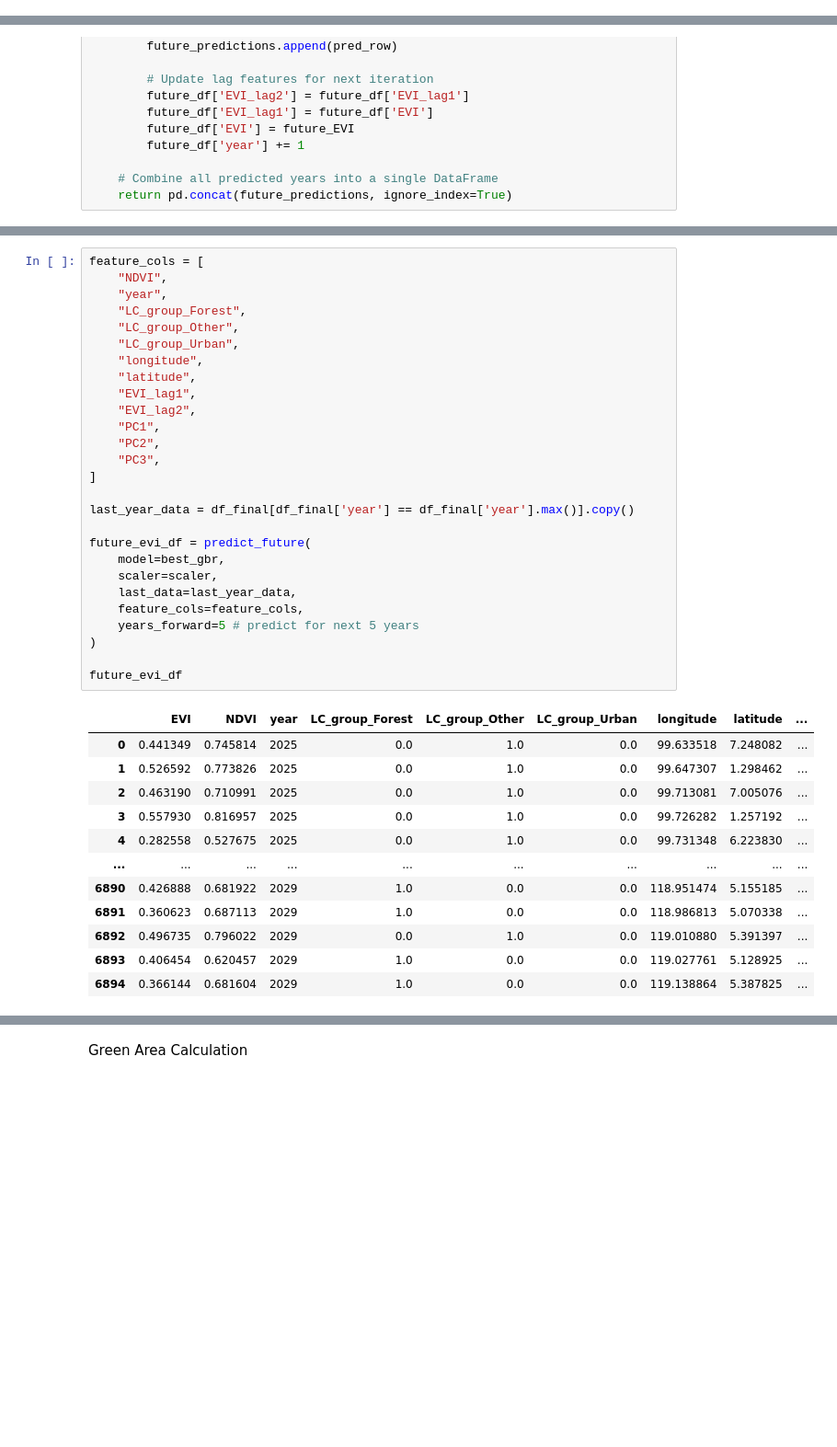
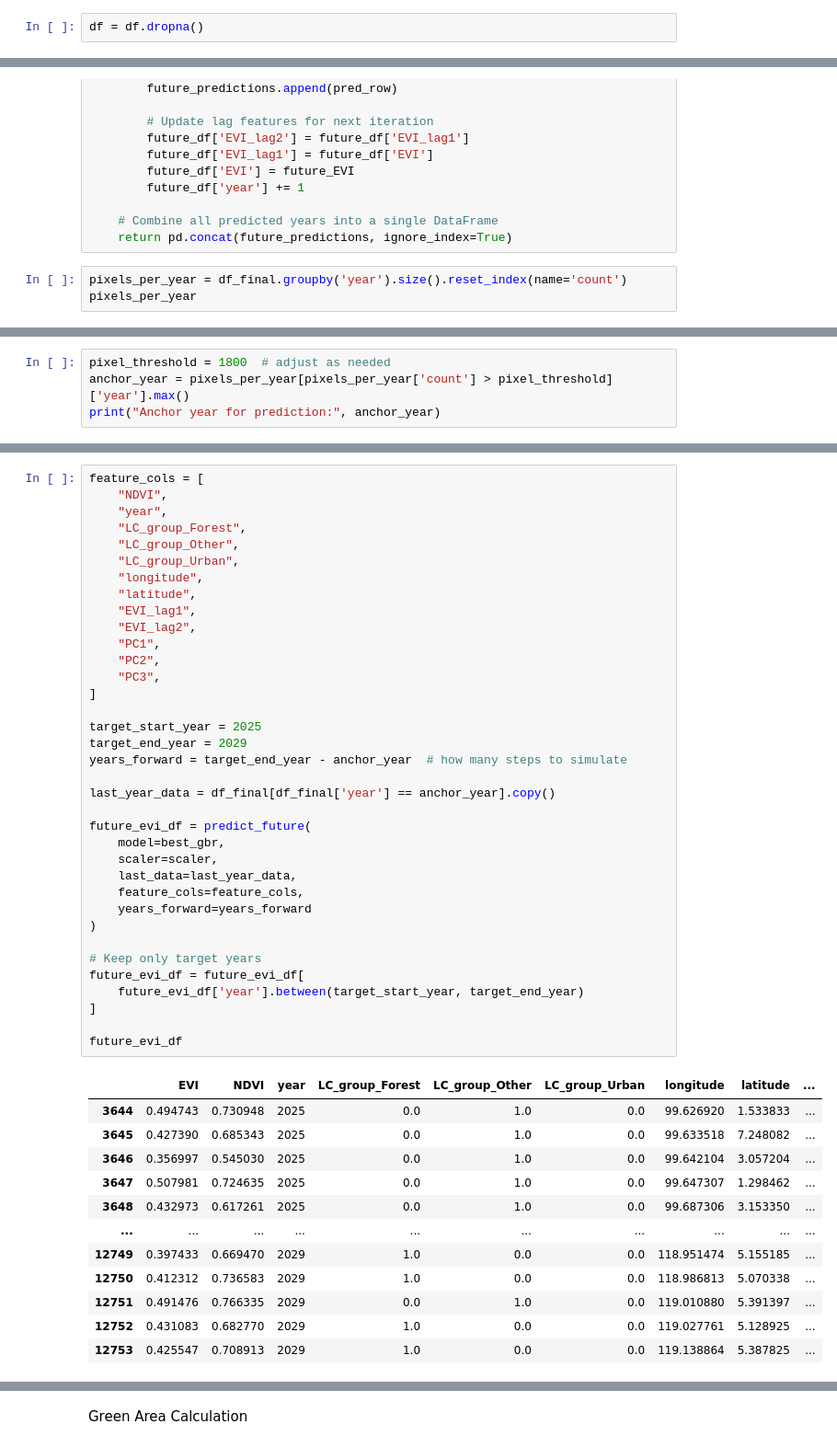
Before and after one commit to rigelyinwun/Prediction-of-Vegetation-Indices, a Jupyter notebook: Machine Learning Assignment.ipynb, the cells around one changed output, grey strips where cells are left out. Shown at 92% size. Saved outputs shown, nothing was run; the diff lists cells and outputs as text; blank space fills up the shorter version.

```diff
--- a/Machine Learning Assignment.ipynb
+++ b/Machine Learning Assignment.ipynb
@@ -197,6 +210,8 @@ df.isna().sum()
 | year | 0 |
 | .geo | 0 |
 dtype: int64
+# %%
+df = df.dropna()
 # %%
 df['EVI'] = df['EVI'] / 10000   # MODIS scaled integer -> actual EVI value
 df['NDVI'] = df['NDVI'] / 10000  # MODIS scaled integer -> actual NDVI value
@@ -817,3 +837,6 @@ def predict_future(model, scaler, last_data, feature_cols, years_forward=1):
 
     # Combine all predicted years into a single DataFrame
     return pd.concat(future_predictions, ignore_index=True)
+# %%
+pixels_per_year = df_final.groupby('year').size().reset_index(name='count')
+pixels_per_year
@@ -819,0 +861,4 @@ def predict_future(model, scaler, last_data, feature_cols, years_forward=1):
+# %%
+pixel_threshold = 1800  # adjust as needed
+anchor_year = pixels_per_year[pixels_per_year['count'] > pixel_threshold]['year'].max()
+print("Anchor year for prediction:", anchor_year)
@@ -820,40 +867,49 @@ def predict_future(model, scaler, last_data, feature_cols, years_forward=1):
 # %%
 feature_cols = [
     "NDVI",
     "year",
     "LC_group_Forest",
     "LC_group_Other",
     "LC_group_Urban",
     "longitude",
     "latitude",
     "EVI_lag1",
     "EVI_lag2",
     "PC1",
     "PC2",
     "PC3",
 ]
 
-last_year_data = df_final[df_final['year'] == df_final['year'].max()].copy()
+target_start_year = 2025
+target_end_year = 2029
+years_forward = target_end_year - anchor_year  # how many steps to simulate
+
+last_year_data = df_final[df_final['year'] == anchor_year].copy()
 
 future_evi_df = predict_future(
     model=best_gbr,
     scaler=scaler,
     last_data=last_year_data,
     feature_cols=feature_cols,
-    years_forward=5 # predict for next 5 years
+    years_forward=years_forward
 )
 
+# Keep only target years
+future_evi_df = future_evi_df[
+    future_evi_df['year'].between(target_start_year, target_end_year)
+]
+
 future_evi_df
 # %% [output]
 |  | EVI | NDVI | year | LC_group_Forest | LC_group_Other | LC_group_Urban | longitude | latitude | ... |
-| 0 | 0.441349 | 0.745814 | 2025 | 0.0 | 1.0 | 0.0 | 99.633518 | 7.248082 | ... |
-| 1 | 0.526592 | 0.773826 | 2025 | 0.0 | 1.0 | 0.0 | 99.647307 | 1.298462 | ... |
-| 2 | 0.463190 | 0.710991 | 2025 | 0.0 | 1.0 | 0.0 | 99.713081 | 7.005076 | ... |
-| 3 | 0.557930 | 0.816957 | 2025 | 0.0 | 1.0 | 0.0 | 99.726282 | 1.257192 | ... |
-| 4 | 0.282558 | 0.527675 | 2025 | 0.0 | 1.0 | 0.0 | 99.731348 | 6.223830 | ... |
+| 3644 | 0.494743 | 0.730948 | 2025 | 0.0 | 1.0 | 0.0 | 99.626920 | 1.533833 | ... |
+| 3645 | 0.427390 | 0.685343 | 2025 | 0.0 | 1.0 | 0.0 | 99.633518 | 7.248082 | ... |
+| 3646 | 0.356997 | 0.545030 | 2025 | 0.0 | 1.0 | 0.0 | 99.642104 | 3.057204 | ... |
+| 3647 | 0.507981 | 0.724635 | 2025 | 0.0 | 1.0 | 0.0 | 99.647307 | 1.298462 | ... |
+| 3648 | 0.432973 | 0.617261 | 2025 | 0.0 | 1.0 | 0.0 | 99.687306 | 3.153350 | ... |
 | ... | ... | ... | ... | ... | ... | ... | ... | ... | ... |
-| 6890 | 0.426888 | 0.681922 | 2029 | 1.0 | 0.0 | 0.0 | 118.951474 | 5.155185 | ... |
-| 6891 | 0.360623 | 0.687113 | 2029 | 1.0 | 0.0 | 0.0 | 118.986813 | 5.070338 | ... |
-| 6892 | 0.496735 | 0.796022 | 2029 | 0.0 | 1.0 | 0.0 | 119.010880 | 5.391397 | ... |
-| 6893 | 0.406454 | 0.620457 | 2029 | 1.0 | 0.0 | 0.0 | 119.027761 | 5.128925 | ... |
-| 6894 | 0.366144 | 0.681604 | 2029 | 1.0 | 0.0 | 0.0 | 119.138864 | 5.387825 | ... |
+| 12749 | 0.397433 | 0.669470 | 2029 | 1.0 | 0.0 | 0.0 | 118.951474 | 5.155185 | ... |
+| 12750 | 0.412312 | 0.736583 | 2029 | 1.0 | 0.0 | 0.0 | 118.986813 | 5.070338 | ... |
+| 12751 | 0.491476 | 0.766335 | 2029 | 0.0 | 1.0 | 0.0 | 119.010880 | 5.391397 | ... |
+| 12752 | 0.431083 | 0.682770 | 2029 | 1.0 | 0.0 | 0.0 | 119.027761 | 5.128925 | ... |
+| 12753 | 0.425547 | 0.708913 | 2029 | 1.0 | 0.0 | 0.0 | 119.138864 | 5.387825 | ... |
```
Also changed, not shown: parts of 13 cells of this notebook.
